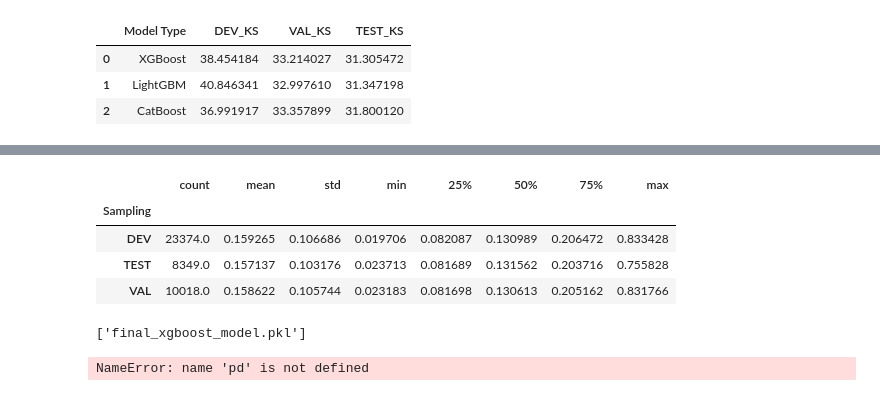
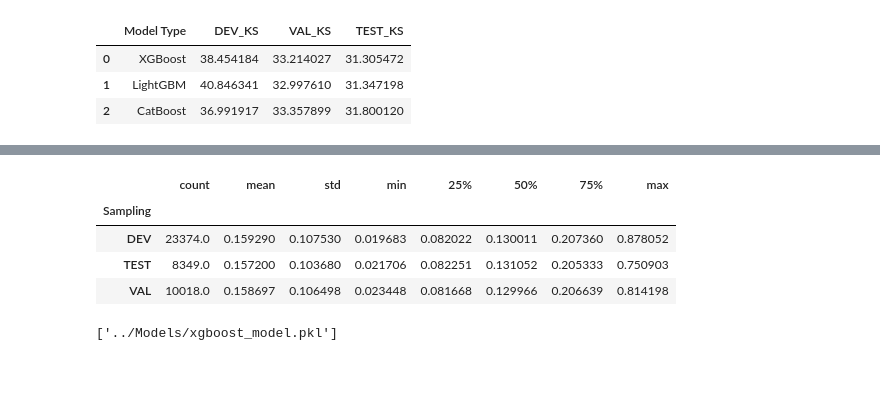
Before and after one commit to Rudhvi-213/Credit-Risk, a Jupyter notebook: Notebooks/training.ipynb, the cells around one changed output, grey strips where cells are left out. Drawn from its saved outputs; the diff is of its cells as text; code cells hidden in the pictures.

Commit message:
Created Model Results

```diff
--- a/Notebooks/training.ipynb
+++ b/Notebooks/training.ipynb
@@ -23,7 +18,7 @@ pd.set_option('display.max_rows', 500)
 pd.set_option('display.max_columns', 500)
 # %%
 # import data set and create a data frame
-df_dataset_encoded = pd.read_csv("./model_dataset_with_sampling.csv")
+df_dataset_encoded = pd.read_csv("../Data/model_dataset_with_sampling.csv")
 
 X, y = df_dataset_encoded.drop('target_default', axis=1), df_dataset_encoded['target_default']
 
@@ -446,0 +427,26 @@ final_scores_df
+# %%
+final_xgb_retrained = XGBClassifier(
+    objective="binary:logistic",
+    eval_metric="logloss",
+    random_state=25,
+    **selected_param_xgb
+)
+
+final_xgb_retrained.fit(X_dev[selected_features], y_dev)
+
+final_lgb_retrained = LGBMClassifier(
+    objective="binary",
+    random_state=25,
+    **selected_param_lgb
+)
+
+final_lgb_retrained.fit(X_dev[selected_features], y_dev)
+
+final_cb_retrained = CatBoostClassifier(
+    loss_function="Logloss",
+    random_state=25,
+    verbose=0,
+    **selected_param_cb
+)
+
+final_cb_retrained.fit(X_dev[selected_features], y_dev)
@@ -447,15 +506,16 @@ final_scores_df
 # %%
 df_scored = df_dataset_encoded.copy()
 
-feature_cols = [col for col in df_scored.columns if col not in ["target_default", "Sampling"]]
+feature_cols = [col for col in df_scored.columns if col not in ["target_default", "Sampling"] and col in selected_features]
 
-df_scored["pd_score"] = final_cb.predict_proba(df_scored[feature_cols])[:, 1]
+df_scored["pd_score"] = final_cb_retrained.predict_proba(df_scored[feature_cols])[:, 1]
 
+df_scored = df_scored[selected_features + ["Sampling", "pd_score", "target_default"]]
 df_scored.groupby("Sampling")["pd_score"].describe()
 # %% [output]
 |  | count | mean | std | min | 25% | 50% | 75% | max |
 | Sampling |  |  |  |  |  |  |  |  |
-| DEV | 23374.0 | 0.159265 | 0.106686 | 0.019706 | 0.082087 | 0.130989 | 0.206472 | 0.833428 |
-| TEST | 8349.0 | 0.157137 | 0.103176 | 0.023713 | 0.081689 | 0.131562 | 0.203716 | 0.755828 |
-| VAL | 10018.0 | 0.158622 | 0.105744 | 0.023183 | 0.081698 | 0.130613 | 0.205162 | 0.831766 |
+| DEV | 23374.0 | 0.159290 | 0.107530 | 0.019683 | 0.082022 | 0.130011 | 0.207360 | 0.878052 |
+| TEST | 8349.0 | 0.157200 | 0.103680 | 0.021706 | 0.082251 | 0.131052 | 0.205333 | 0.750903 |
+| VAL | 10018.0 | 0.158697 | 0.106498 | 0.023448 | 0.081668 | 0.129966 | 0.206639 | 0.814198 |
 # %%
@@ -465,16 +525,7 @@ final_cb.save_model("final_catboost_model.cbm")
 # %%
 import joblib
 
-joblib.dump(final_lgb, "final_lightgbm_model.pkl")
-joblib.dump(final_xgb, "final_xgboost_model.pkl")
+joblib.dump(final_lgb, "../Models/lightgbm_model.pkl")
+joblib.dump(final_xgb, "../Models/xgboost_model.pkl")
 # %% [output]
-['final_xgboost_model.pkl']
+['../Models/xgboost_model.pkl']
-# %%
-feature_importance_cb = pd.DataFrame({
-    "feature": final_cb.feature_names_,
-    "importance": final_cb.get_feature_importance()
-}).sort_values("importance", ascending=False)
-
-feature_importance_cb.head(15)
-# %% [output]
-NameError: name 'pd' is not defined
```
Also changed, not shown: parts of 12 cells of this notebook, 15 other files.
